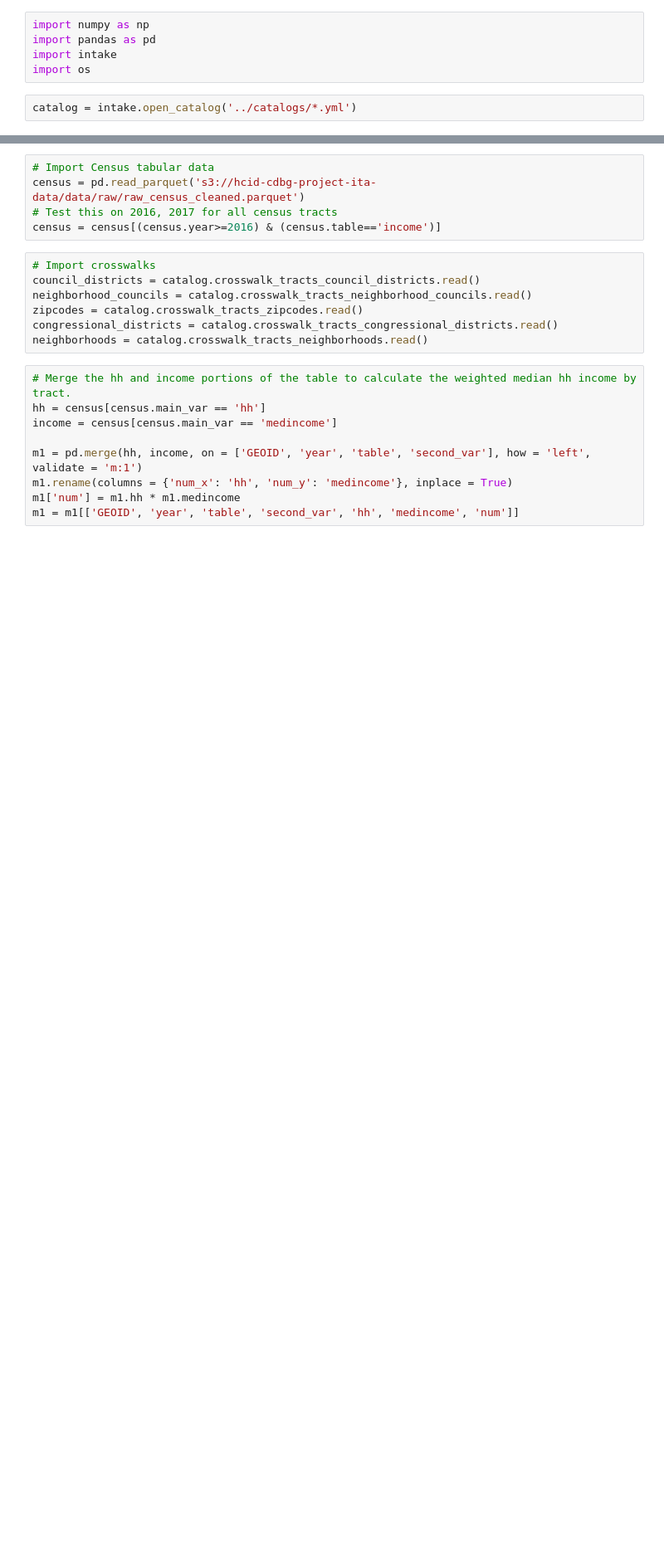
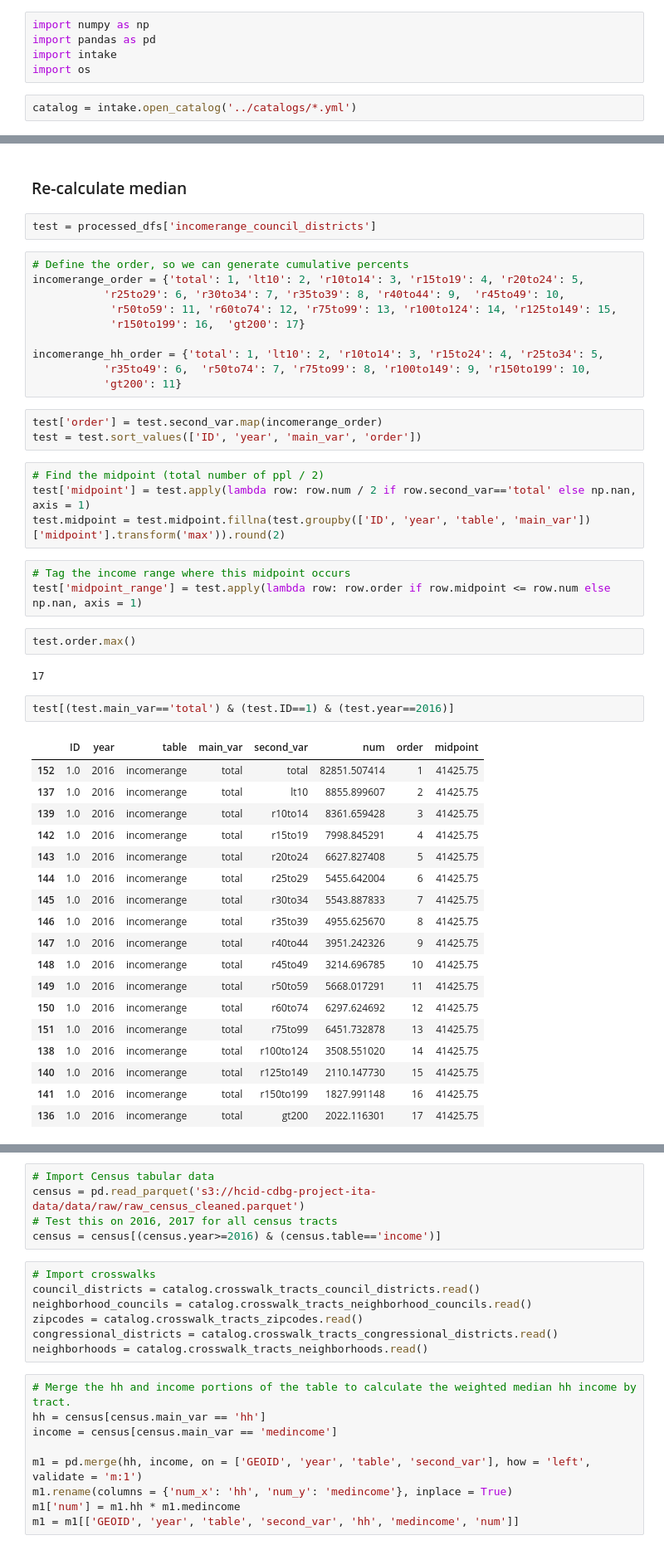
Before and after one commit to CityOfLosAngeles/hcid-cdbg-metrics, a Jupyter notebook: notebooks/aggregate-income.ipynb, the cells around one changed output, grey strips where cells are left out. Shown: that part at 83% size. Cells and saved outputs as stored; diff of their text form; blank space fills up the shorter version.

```diff
--- a/notebooks/aggregate-income.ipynb
+++ b/notebooks/aggregate-income.ipynb
@@ -18,0 +122,49 @@ catalog = intake.open_catalog('../catalogs/*.yml')
+# %% [markdown]
+### Re-calculate median
+# %%
+test = processed_dfs['incomerange_council_districts']
+# %%
+# Define the order, so we can generate cumulative percents
+incomerange_order = {'total': 1, 'lt10': 2, 'r10to14': 3, 'r15to19': 4, 'r20to24': 5,
+           'r25to29': 6, 'r30to34': 7, 'r35to39': 8, 'r40to44': 9,  'r45to49': 10,
+            'r50to59': 11, 'r60to74': 12, 'r75to99': 13, 'r100to124': 14, 'r125to149': 15,
+            'r150to199': 16,  'gt200': 17}
+
+incomerange_hh_order = {'total': 1, 'lt10': 2, 'r10to14': 3, 'r15to24': 4, 'r25to34': 5,
+           'r35to49': 6,  'r50to74': 7, 'r75to99': 8, 'r100to149': 9, 'r150to199': 10,
+           'gt200': 11}
+# %%
+test['order'] = test.second_var.map(incomerange_order)
+test = test.sort_values(['ID', 'year', 'main_var', 'order'])
+# %%
+# Find the midpoint (total number of ppl / 2)
+test['midpoint'] = test.apply(lambda row: row.num / 2 if row.second_var=='total' else np.nan, axis = 1)
+test.midpoint = test.midpoint.fillna(test.groupby(['ID', 'year', 'table', 'main_var'])['midpoint'].transform('max')).round(2)
+# %%
+# Tag the income range where this midpoint occurs
+test['midpoint_range'] = test.apply(lambda row: row.order if row.midpoint <= row.num else np.nan, axis = 1)
+# %%
+test.order.max()
+# %% [output]
+17
+# %%
+test[(test.main_var=='total') & (test.ID==1) & (test.year==2016)]
+# %% [output]
+|  | ID | year | table | main_var | second_var | num | order | midpoint |
+| 152 | 1.0 | 2016 | incomerange | total | total | 82851.507414 | 1 | 41425.75 |
+| 137 | 1.0 | 2016 | incomerange | total | lt10 | 8855.899607 | 2 | 41425.75 |
+| 139 | 1.0 | 2016 | incomerange | total | r10to14 | 8361.659428 | 3 | 41425.75 |
+| 142 | 1.0 | 2016 | incomerange | total | r15to19 | 7998.845291 | 4 | 41425.75 |
+| 143 | 1.0 | 2016 | incomerange | total | r20to24 | 6627.827408 | 5 | 41425.75 |
+| 144 | 1.0 | 2016 | incomerange | total | r25to29 | 5455.642004 | 6 | 41425.75 |
+| 145 | 1.0 | 2016 | incomerange | total | r30to34 | 5543.887833 | 7 | 41425.75 |
+| 146 | 1.0 | 2016 | incomerange | total | r35to39 | 4955.625670 | 8 | 41425.75 |
+| 147 | 1.0 | 2016 | incomerange | total | r40to44 | 3951.242326 | 9 | 41425.75 |
+| 148 | 1.0 | 2016 | incomerange | total | r45to49 | 3214.696785 | 10 | 41425.75 |
+| 149 | 1.0 | 2016 | incomerange | total | r50to59 | 5668.017291 | 11 | 41425.75 |
+| 150 | 1.0 | 2016 | incomerange | total | r60to74 | 6297.624692 | 12 | 41425.75 |
+| 151 | 1.0 | 2016 | incomerange | total | r75to99 | 6451.732878 | 13 | 41425.75 |
+| 138 | 1.0 | 2016 | incomerange | total | r100to124 | 3508.551020 | 14 | 41425.75 |
+| 140 | 1.0 | 2016 | incomerange | total | r125to149 | 2110.147730 | 15 | 41425.75 |
+| 141 | 1.0 | 2016 | incomerange | total | r150to199 | 1827.991148 | 16 | 41425.75 |
+| 136 | 1.0 | 2016 | incomerange | total | gt200 | 2022.116301 | 17 | 41425.75 |
```
Also changed, not shown: parts of 10 cells of this notebook, 3 other files.
